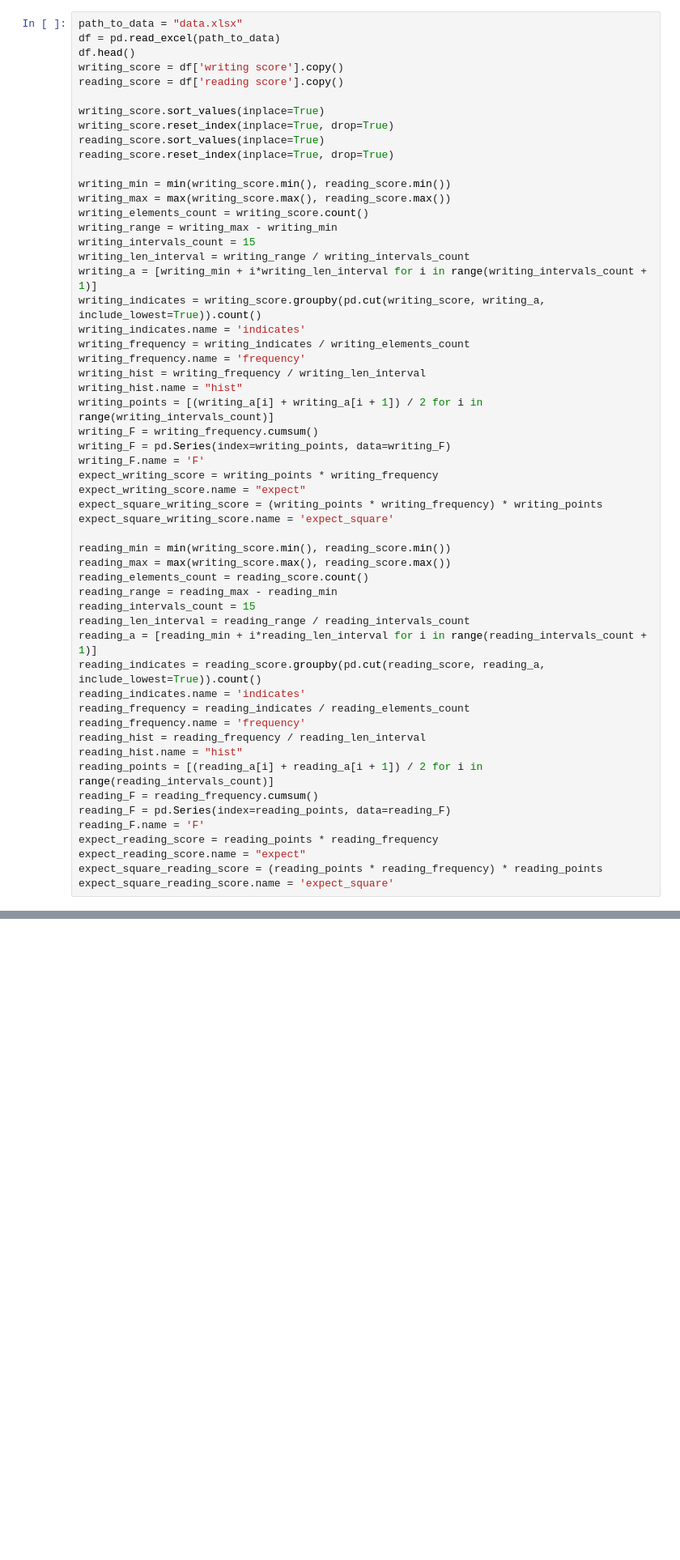
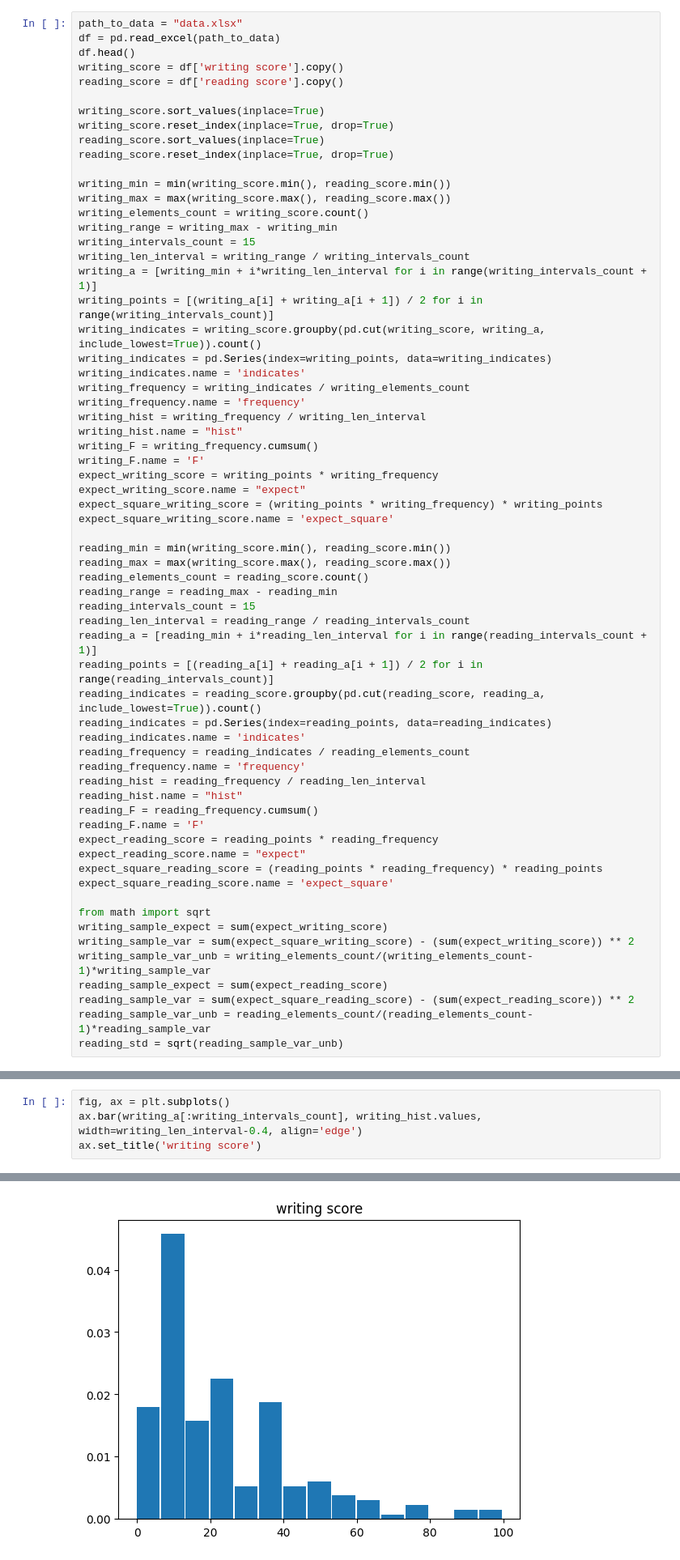
Before and after one commit to KVitaliiy/mathematical_statistic, a Jupyter notebook: lab3-statistical_hypotheses/lab3.ipynb, the cells around one changed output, grey strips where cells are left out. Shown: that part at 81% size. Drawn from its saved outputs; the diff is of its cells as text; blank space fills up the shorter version.

```diff
--- a/lab3-statistical_hypotheses/lab3.ipynb
+++ b/lab3-statistical_hypotheses/lab3.ipynb
@@ -25,15 +25,15 @@ writing_range = writing_max - writing_min
 writing_intervals_count = 15
 writing_len_interval = writing_range / writing_intervals_count
 writing_a = [writing_min + i*writing_len_interval for i in range(writing_intervals_count + 1)]
+writing_points = [(writing_a[i] + writing_a[i + 1]) / 2 for i in range(writing_intervals_count)]
 writing_indicates = writing_score.groupby(pd.cut(writing_score, writing_a, include_lowest=True)).count()
+writing_indicates = pd.Series(index=writing_points, data=writing_indicates)
 writing_indicates.name = 'indicates'
 writing_frequency = writing_indicates / writing_elements_count
 writing_frequency.name = 'frequency'
 writing_hist = writing_frequency / writing_len_interval
 writing_hist.name = "hist"
-writing_points = [(writing_a[i] + writing_a[i + 1]) / 2 for i in range(writing_intervals_count)]
 writing_F = writing_frequency.cumsum()
-writing_F = pd.Series(index=writing_points, data=writing_F)
 writing_F.name = 'F'
 expect_writing_score = writing_points * writing_frequency
 expect_writing_score.name = "expect"
@@ -47,20 +47,29 @@ reading_range = reading_max - reading_min
 reading_intervals_count = 15
 reading_len_interval = reading_range / reading_intervals_count
 reading_a = [reading_min + i*reading_len_interval for i in range(reading_intervals_count + 1)]
+reading_points = [(reading_a[i] + reading_a[i + 1]) / 2 for i in range(reading_intervals_count)]
 reading_indicates = reading_score.groupby(pd.cut(reading_score, reading_a, include_lowest=True)).count()
+reading_indicates = pd.Series(index=reading_points, data=reading_indicates)
 reading_indicates.name = 'indicates'
 reading_frequency = reading_indicates / reading_elements_count
 reading_frequency.name = 'frequency'
 reading_hist = reading_frequency / reading_len_interval
 reading_hist.name = "hist"
-reading_points = [(reading_a[i] + reading_a[i + 1]) / 2 for i in range(reading_intervals_count)]
 reading_F = reading_frequency.cumsum()
-reading_F = pd.Series(index=reading_points, data=reading_F)
 reading_F.name = 'F'
 expect_reading_score = reading_points * reading_frequency
 expect_reading_score.name = "expect"
 expect_square_reading_score = (reading_points * reading_frequency) * reading_points
 expect_square_reading_score.name = 'expect_square'
+
+from math import sqrt
+writing_sample_expect = sum(expect_writing_score)
+writing_sample_var = sum(expect_square_writing_score) - (sum(expect_writing_score)) ** 2
+writing_sample_var_unb = writing_elements_count/(writing_elements_count-1)*writing_sample_var
+reading_sample_expect = sum(expect_reading_score)
+reading_sample_var = sum(expect_square_reading_score) - (sum(expect_reading_score)) ** 2
+reading_sample_var_unb = reading_elements_count/(reading_elements_count-1)*reading_sample_var
+reading_std = sqrt(reading_sample_var_unb)
 # %% [markdown]
 ## Проверка на однородность reading_score and writing_score с помощью критерия Колмогорова Смирнова
 # %% [markdown]
@@ -138,0 +173,5 @@ ax.plot()
+# %%
+fig, ax = plt.subplots()
+ax.bar(writing_a[:writing_intervals_count], writing_hist.values, width=writing_len_interval-0.4, align='edge')
+ax.set_title('writing score')
+# %% [output]
@@ -138,0 +179 @@ ax.plot()
+[figure, added]
```
Also changed, not shown: parts of 23 cells of this notebook.
